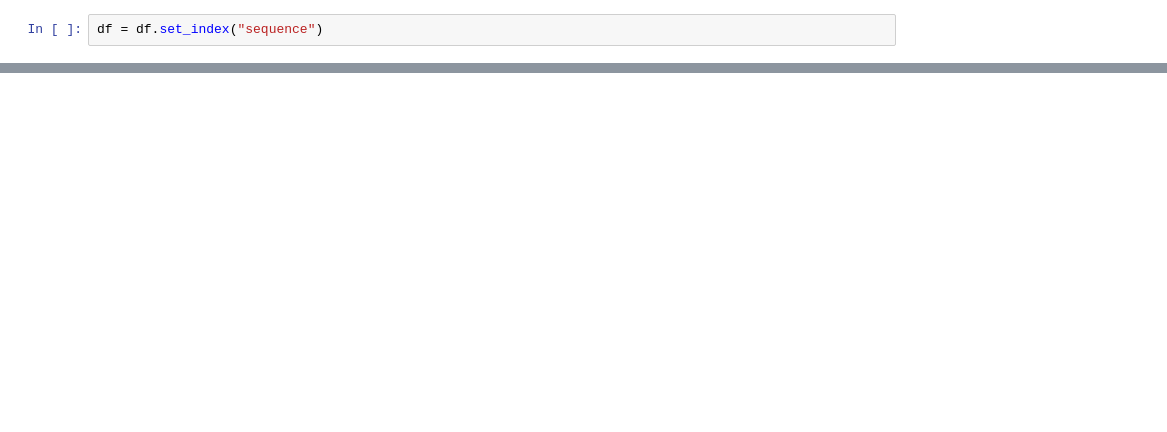
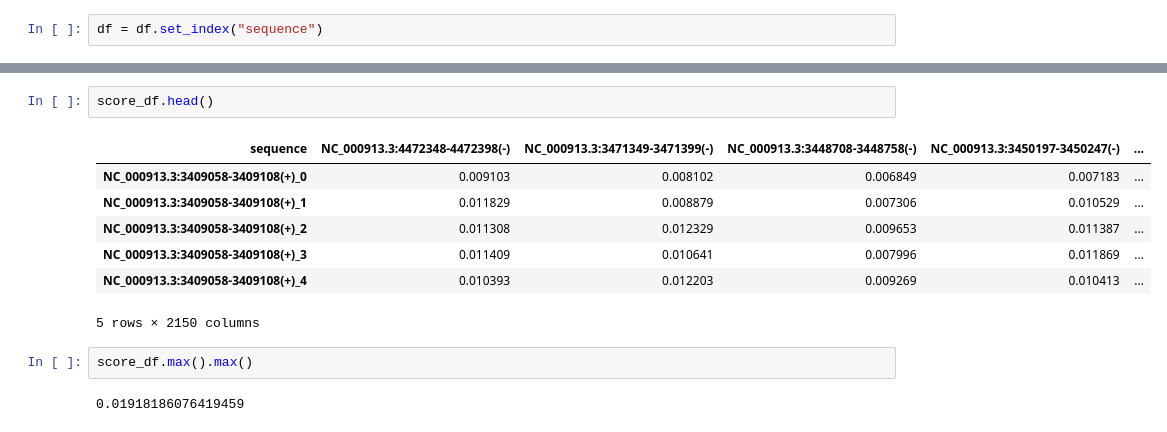
Before and after one commit to TreeTechDev/biomodelml, a Jupyter notebook: test.ipynb, the cells around one changed output, grey strips where cells are left out. Drawn from its saved outputs; the diff is of its cells as text; blank space fills up the shorter version.

```diff
--- a/test.ipynb
+++ b/test.ipynb
@@ -21,0 +60,14 @@ clusterer.condensed_tree_.plot(select_clusters=True)
+# %%
+score_df.head()
+# %% [output]
+| sequence | NC_000913.3:4472348-4472398(-) | NC_000913.3:3471349-3471399(-) | NC_000913.3:3448708-3448758(-) | NC_000913.3:3450197-3450247(-) | ... |
+| NC_000913.3:3409058-3409108(+)_0 | 0.009103 | 0.008102 | 0.006849 | 0.007183 | ... |
+| NC_000913.3:3409058-3409108(+)_1 | 0.011829 | 0.008879 | 0.007306 | 0.010529 | ... |
+| NC_000913.3:3409058-3409108(+)_2 | 0.011308 | 0.012329 | 0.009653 | 0.011387 | ... |
+| NC_000913.3:3409058-3409108(+)_3 | 0.011409 | 0.010641 | 0.007996 | 0.011869 | ... |
+| NC_000913.3:3409058-3409108(+)_4 | 0.010393 | 0.012203 | 0.009269 | 0.010413 | ... |
+5 rows × 2150 columns
+# %%
+score_df.max().max()
+# %% [output]
+0.01918186076419459
```
Also changed, not shown: parts of 11 cells of this notebook, 4 other files.
